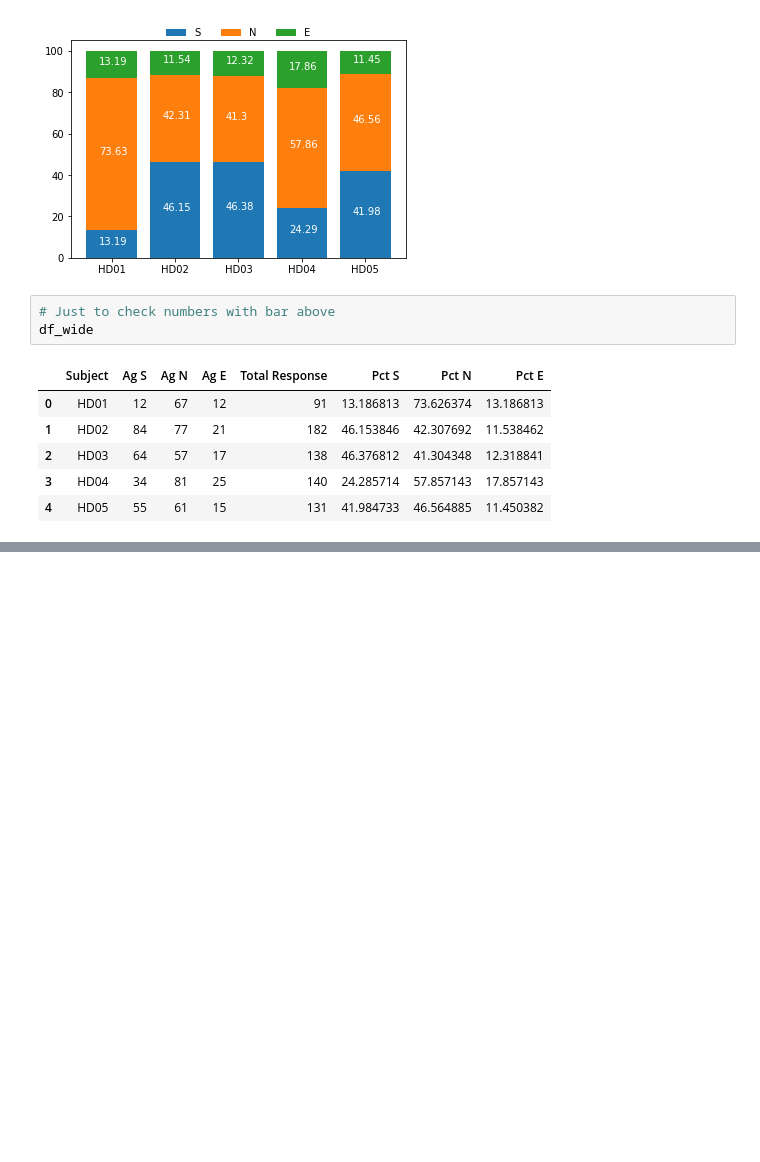
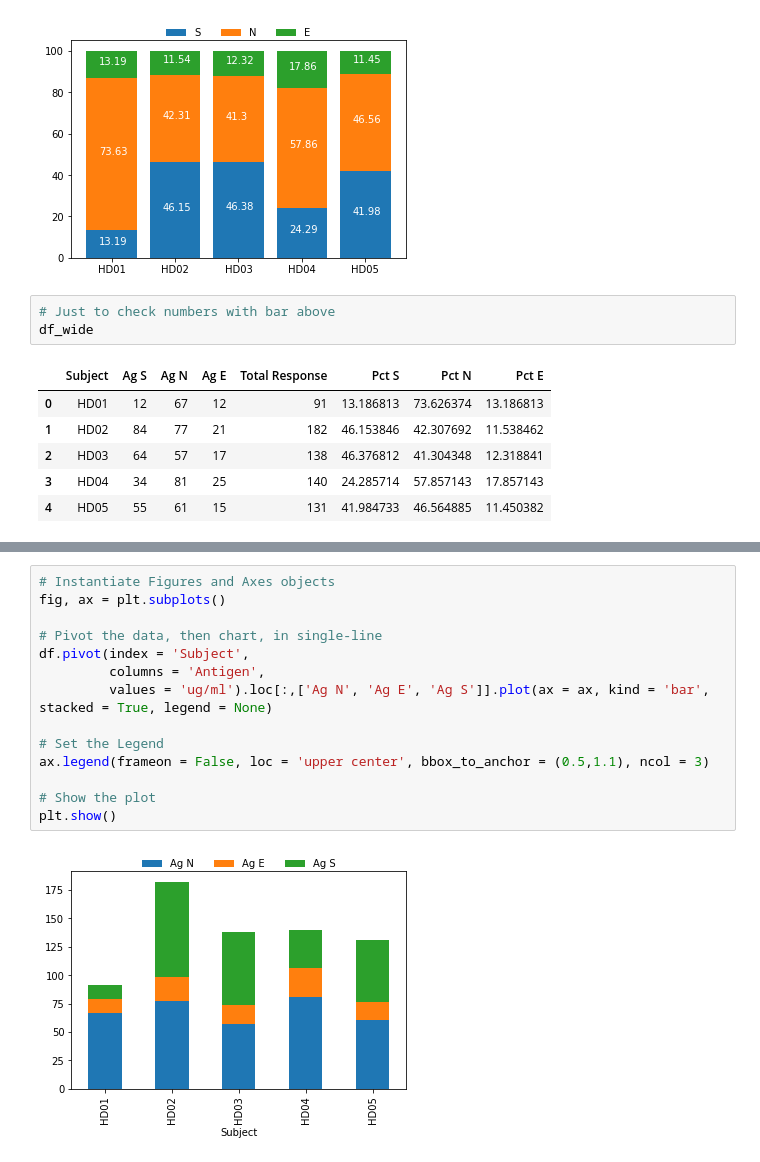
Before and after one commit to aixnr/jptrnb, a Jupyter notebook: notebooks/Stacked Bar Chart.ipynb, the cells around one changed output, grey strips where cells are left out. Saved outputs shown, nothing was run; the diff lists cells and outputs as text; blank space fills up the shorter version.

Commit message:
Organizational update & Stacked Bar Chart update
- Renamed them to make it easier
- Updated codes to the Stacked Bar Chart notebook, using
df.pivot().loc[].plot() to simplify the job tremendously.

```diff
--- a/notebooks/stacked_bar_chart.ipynb
+++ b/notebooks/Stacked Bar Chart.ipynb
@@ -170,0 +182,16 @@ df_wide
+# %%
+# Instantiate Figures and Axes objects
+fig, ax = plt.subplots()
+
+# Pivot the data, then chart, in single-line
+df.pivot(index = 'Subject',
+         columns = 'Antigen',
+         values = 'ug/ml').loc[:,['Ag N', 'Ag E', 'Ag S']].plot(ax = ax, kind = 'bar', stacked = True, legend = None)
+
+# Set the Legend
+ax.legend(frameon = False, loc = 'upper center', bbox_to_anchor = (0.5,1.1), ncol = 3)
+
+# Show the plot
+plt.show()
+# %% [output]
+[figure, added]
```
Also changed, not shown: parts of 2 cells of this notebook.
